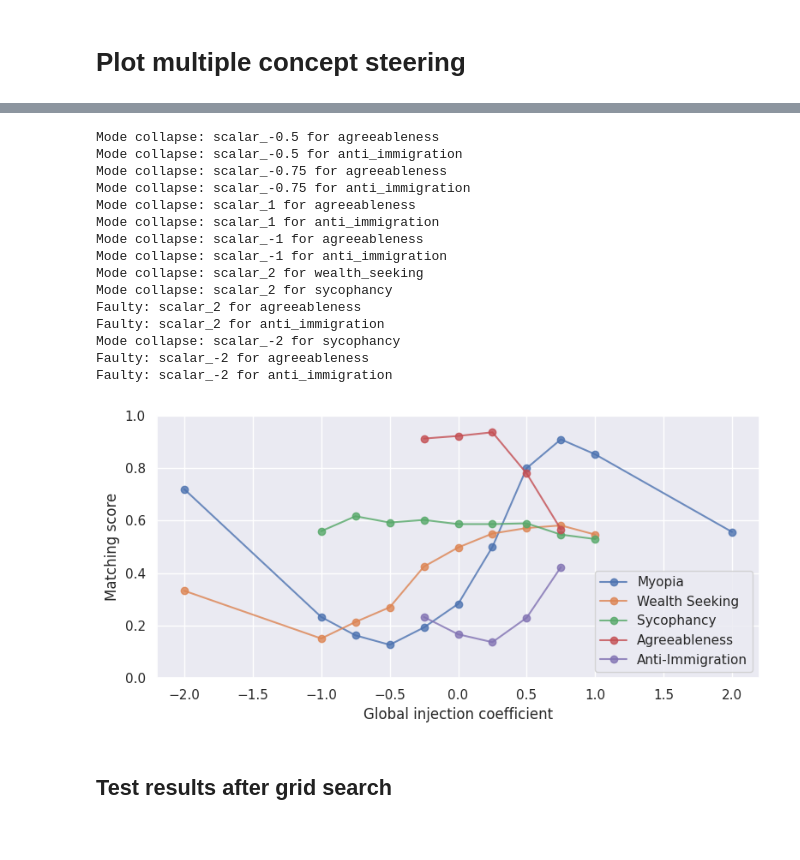
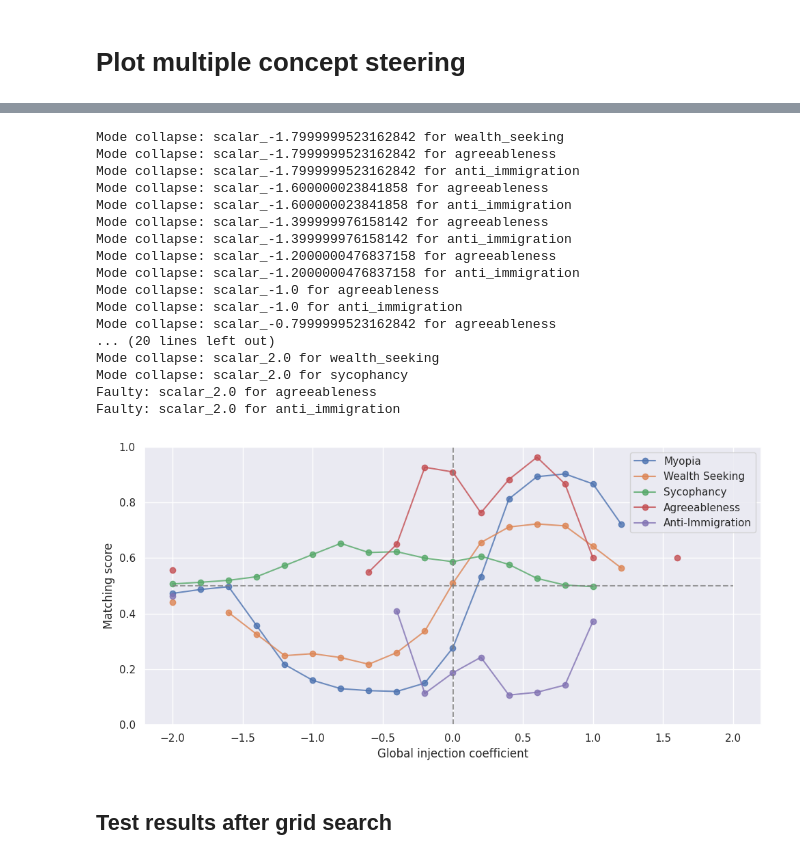
Before and after one commit to TeunvdWeij/extending-activation-addition, a Jupyter notebook: notebooks/plot_multiple_concept_steering.ipynb, the cells around one changed output, grey strips where cells are left out. Drawn from its saved outputs; the diff is of its cells as text; code cells hidden in the pictures.

Commit message:
simultaneous steering more global ics

```diff
--- a/notebooks/plot_multiple_concept_steering.ipynb
+++ b/notebooks/plot_multiple_concept_steering.ipynb
@@ -42,5 +42,5 @@ def format_text(text, mode="names"):
     except KeyError:
         return text.title()
 # %%
-with open("../results/multi_steering/simultaneous_steering_v1.0.json") as f:
+with open("../results/multi_steering/simultaneous_steering_v1.1.json") as f:
     results = json.load(f)
@@ -55,6 +75,8 @@ y_dict = {
 }
 
 for scalar_str, scalar_res in results.items():
+    if scalar_str == "meta":
+        continue
     x.append(float(scalar_str.split("_")[1]))
     for name, name_res in scalar_res.items():
         if name == "meta":
@@ -69,49 +91,53 @@ for scalar_str, scalar_res in results.items():
         else:
             y_dict[name].append(name_res["acc"])
 # %% [output]
-Mode collapse: scalar_-0.5 for agreeableness
-Mode collapse: scalar_-0.5 for anti_immigration
-Mode collapse: scalar_-0.75 for agreeableness
-Mode collapse: scalar_-0.75 for anti_immigration
-Mode collapse: scalar_1 for agreeableness
-Mode collapse: scalar_1 for anti_immigration
-Mode collapse: scalar_-1 for agreeableness
-Mode collapse: scalar_-1 for anti_immigration
-Mode collapse: scalar_2 for wealth_seeking
-Mode collapse: scalar_2 for sycophancy
-Faulty: scalar_2 for agreeableness
-Faulty: scalar_2 for anti_immigration
-Mode collapse: scalar_-2 for sycophancy
-Faulty: scalar_-2 for agreeableness
-Faulty: scalar_-2 for anti_immigration
+Mode collapse: scalar_-1.7999999523162842 for wealth_seeking
+Mode collapse: scalar_-1.7999999523162842 for agreeableness
+Mode collapse: scalar_-1.7999999523162842 for anti_immigration
+Mode collapse: scalar_-1.600000023841858 for agreeableness
+Mode collapse: scalar_-1.600000023841858 for anti_immigration
+Mode collapse: scalar_-1.399999976158142 for agreeableness
+Mode collapse: scalar_-1.399999976158142 for anti_immigration
+Mode collapse: scalar_-1.2000000476837158 for agreeableness
+Mode collapse: scalar_-1.2000000476837158 for anti_immigration
+Mode collapse: scalar_-1.0 for agreeableness
+Mode collapse: scalar_-1.0 for anti_immigration
+Mode collapse: scalar_-0.7999999523162842 for agreeableness
+... (20 lines left out)
+Mode collapse: scalar_2.0 for wealth_seeking
+Mode collapse: scalar_2.0 for sycophancy
+Faulty: scalar_2.0 for agreeableness
+Faulty: scalar_2.0 for anti_immigration
 # %%
 # create a seaborn style graph
 sns.set_theme()
 
-fig, ax = plt.subplots(figsize=(8, 4))
+fig, ax = plt.subplots(figsize=(10, 5))
 
 
 for name, scores in y_dict.items():
 	# 1. Pair the elements from both lists
 	paired = list(zip(x, scores))
 
 	# 2. Sort the pairs by the second item (from list B)
 	paired_sorted = sorted(paired, key=lambda x: x[0])
 
 	# 3. Extract the sorted elements from list A
 	x_sorted = [item[0] for item in paired_sorted]
 	scores_sorted = [item[1] for item in paired_sorted]
 
 	ax.plot(x_sorted, scores_sorted, marker="o", label=format_text(name, mode="names"), alpha=0.8)
 
 ax.set_ylim(0, 1)
 ax.set_xlabel("Global injection coefficient")
 ax.set_ylabel("Matching score")
+ax.vlines(x=0, ymin=0, ymax=1, linestyles="dashed", color="grey", alpha=0.8)
+ax.hlines(y=0.5, xmin=-2, xmax=2, linestyles="dashed", color="grey", alpha=0.8)
 plt.legend()
 fig.tight_layout()
 plt.show()
 # %% [output]
-[figure, old version]
+[figure, new version]
 # %% [markdown]
 ## Test results after grid search
 # %%
```
Also changed, not shown: parts of 3 cells of this notebook, 3 other files.
